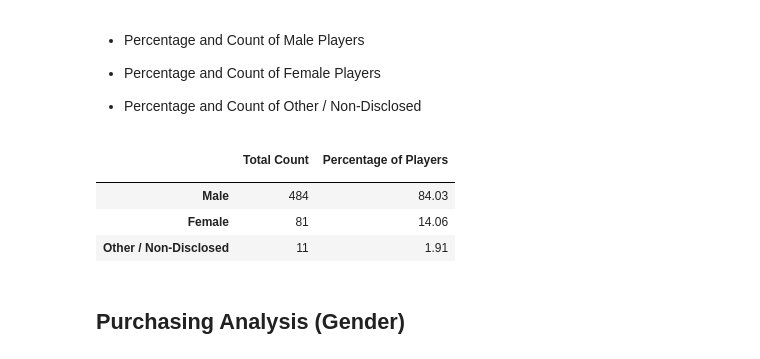
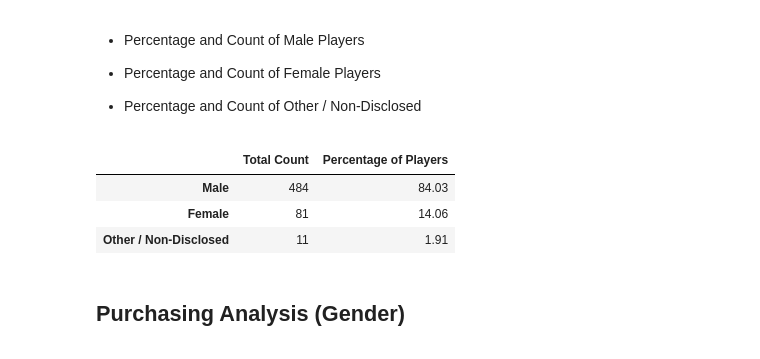
Before and after one commit to rfukamachi/data-homework, a Jupyter notebook: 04_Pandas_Homework_Due0618/HeroesOfPymoli_starter.ipynb, the cells around one changed output. Drawn from its saved outputs; the diff is of its cells as text; code cells hidden in the pictures.

```diff
--- a/04_Pandas_Homework_Due0618/HeroesOfPymoli_starter.ipynb
+++ b/04_Pandas_Homework_Due0618/HeroesOfPymoli_starter.ipynb
@@ -95,31 +95,23 @@ SummaryItems
 # %%
 ##########################################################
 #Gender Table:
 UserTable = purchase_data.drop_duplicates(subset = "SN", keep = "first")
 GenderCount = UserTable["Gender"].value_counts()
 GenderCount.head()
 
-#Gender Counts:
-MaleCount = GenderCount["Male"]
-FemaleCount = GenderCount["Female"]
-OtherCount = GenderCount["Other / Non-Disclosed"]
-
 #Gender Percentages:
-MalePercent = "{:.2f}".format(MaleCount/ttl_plyrs * 100)
-FemalePercent = "{:.2f}".format(FemaleCount/ttl_plyrs * 100)
-OtherPercent = "{:.2f}".format(OtherCount/ttl_plyrs * 100)
+GenderPercent = (GenderCount/ttl_plyrs * 100).round(2)
+GenderPercent
 
 #Summary Table:
 SummaryGender = pd.DataFrame({
-    "": ["Male", "Female", "Other / Non-Disclosed"],
-    "Total Count": [MaleCount, FemaleCount, OtherCount],
-    "Percentage of Players": [MalePercent, FemalePercent, OtherPercent]
+    "Total Count": GenderCount,
+    "Percentage of Players": GenderPercent
 })
 
-SummaryGender.set_index("")
+SummaryGender
 # %% [output]
 |  | Total Count | Percentage of Players |
-|  |  |  |
 | Male | 484 | 84.03 |
 | Female | 81 | 14.06 |
 | Other / Non-Disclosed | 11 | 1.91 |
```
Also changed, not shown: parts of 5 cells of this notebook.
